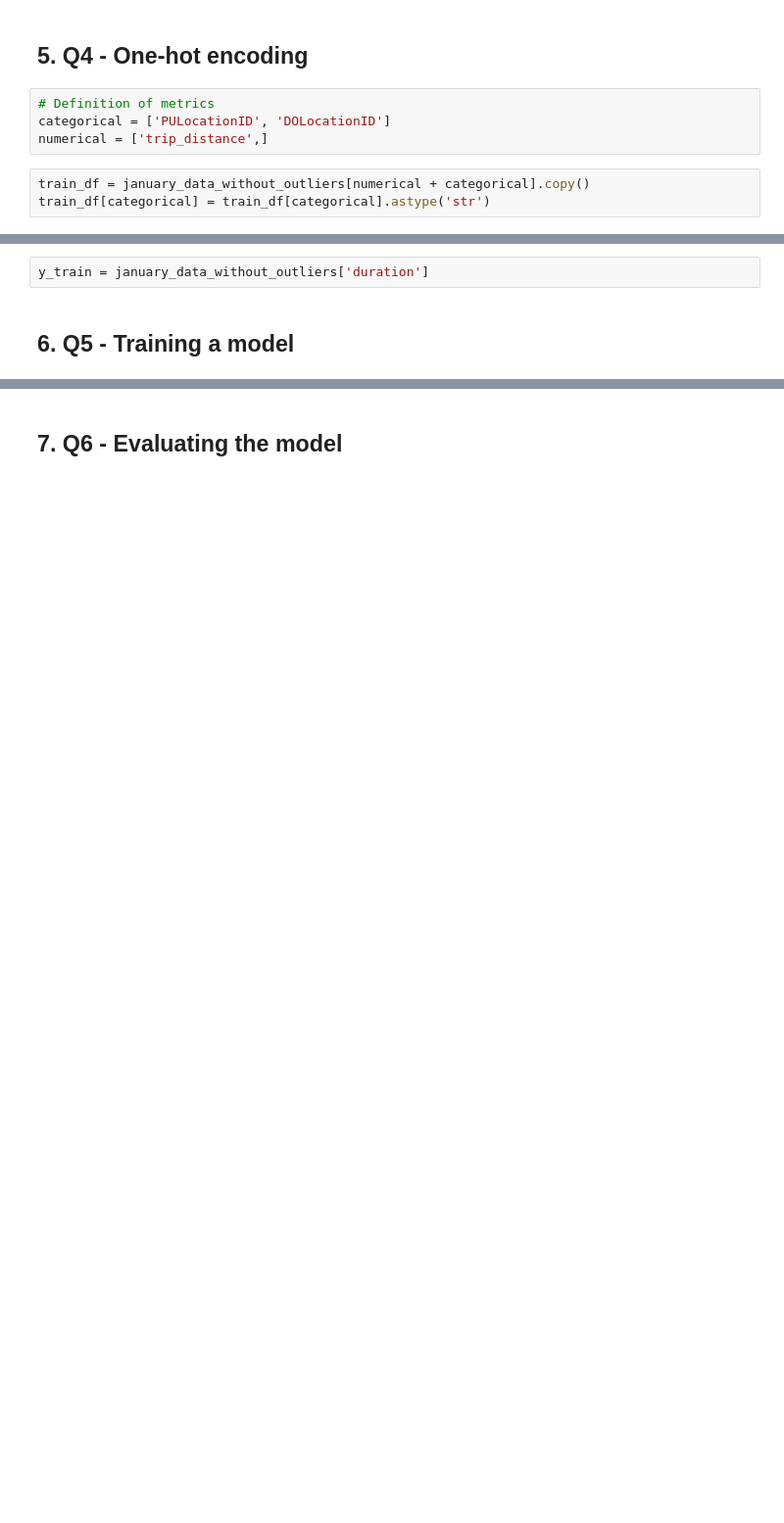
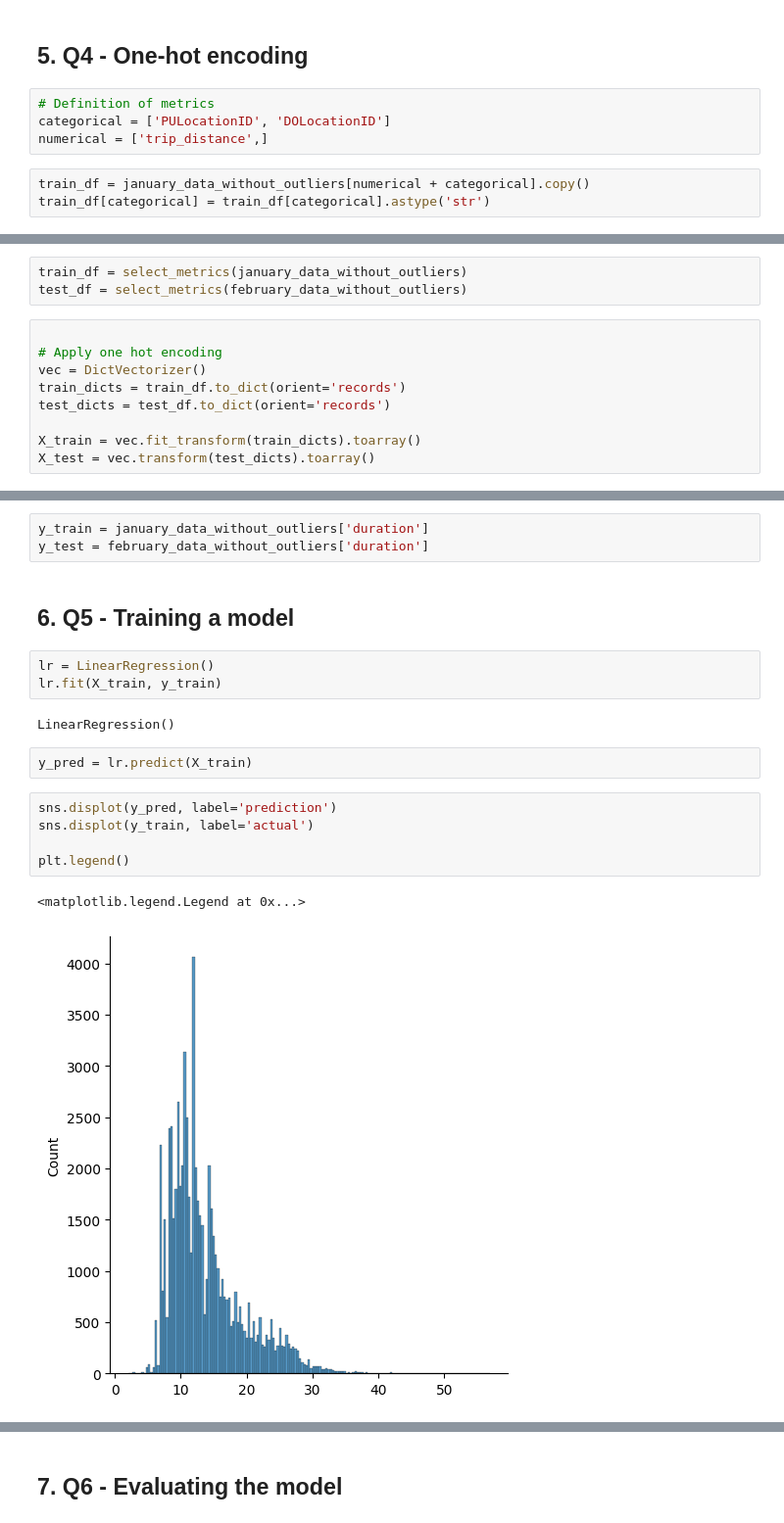
Before and after one commit to erstome/MLOps-zoomcamp-2024, a Jupyter notebook: 01-intro/01-homework.ipynb, the cells around one changed output, grey strips where cells are left out. Shown at 98% size. Cells and saved outputs as stored; diff of their text form; blank space fills up the shorter version.

```diff
--- a/01-intro/01-homework.ipynb
+++ b/01-intro/01-homework.ipynb
@@ -81,2 +107,14 @@ X_train = dv.fit_transform(train_dicts)
+# %%
+train_df = select_metrics(january_data_without_outliers)
+test_df = select_metrics(february_data_without_outliers)
+# %%
+
+# Apply one hot encoding
+vec = DictVectorizer()
+train_dicts = train_df.to_dict(orient='records')
+test_dicts = test_df.to_dict(orient='records')
+
+X_train = vec.fit_transform(train_dicts).toarray()
+X_test = vec.transform(test_dicts).toarray()
 # %%
 X_train.shape
@@ -85,4 +121,20 @@ X_train.shape
 # %%
 y_train = january_data_without_outliers['duration']
+y_test = february_data_without_outliers['duration']
 # %% [markdown]
 ## 6. Q5 - Training a model
+# %%
+lr = LinearRegression()
+lr.fit(X_train, y_train)
+# %% [output]
+LinearRegression()
+# %%
+y_pred = lr.predict(X_train)
+# %%
+sns.displot(y_pred, label='prediction')
+sns.displot(y_train, label='actual')
+
+plt.legend()
+# %% [output]
+<matplotlib.legend.Legend at 0x...>
+[figure, added]
```
Also changed, not shown: parts of 23 cells of this notebook, 6 other files.
